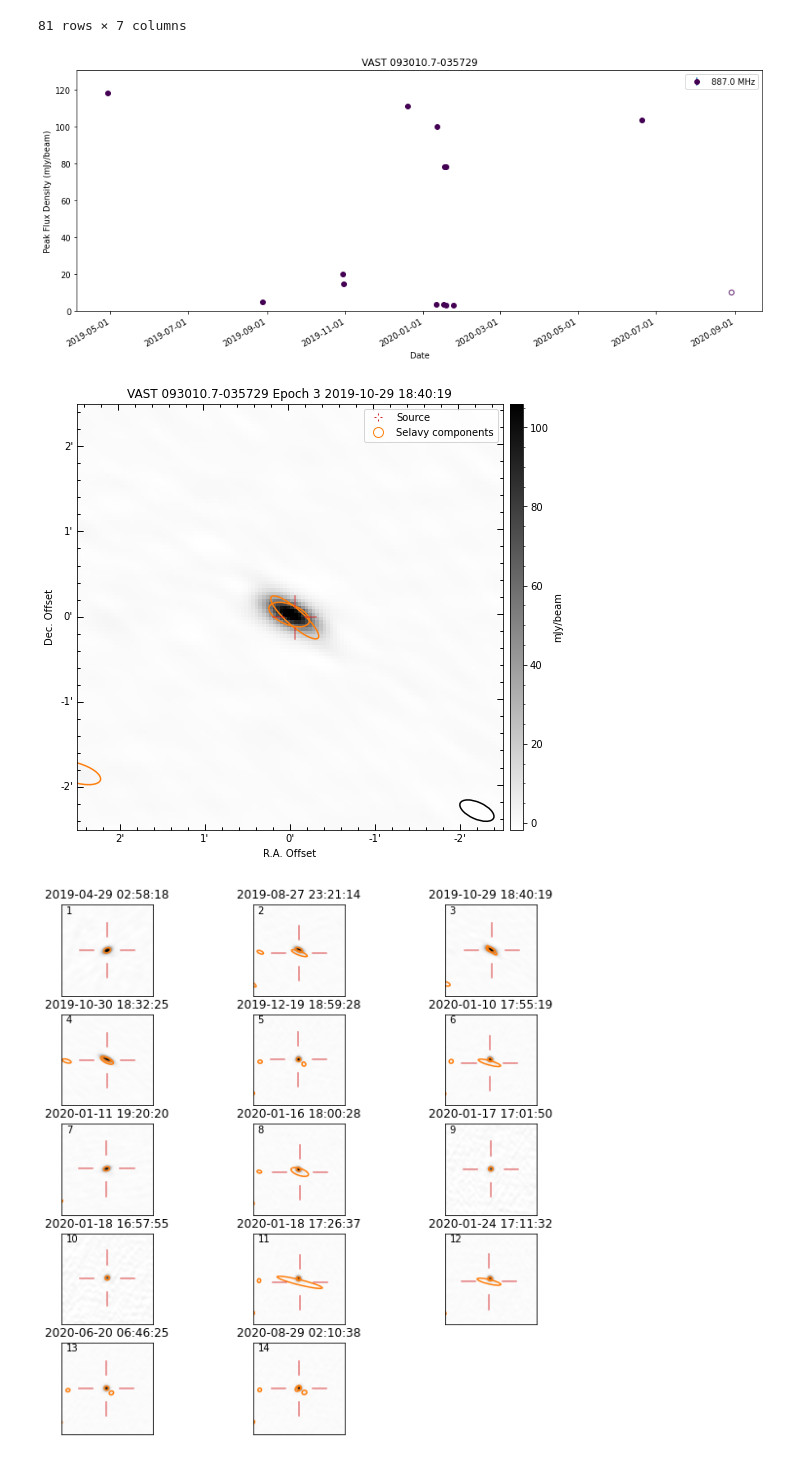
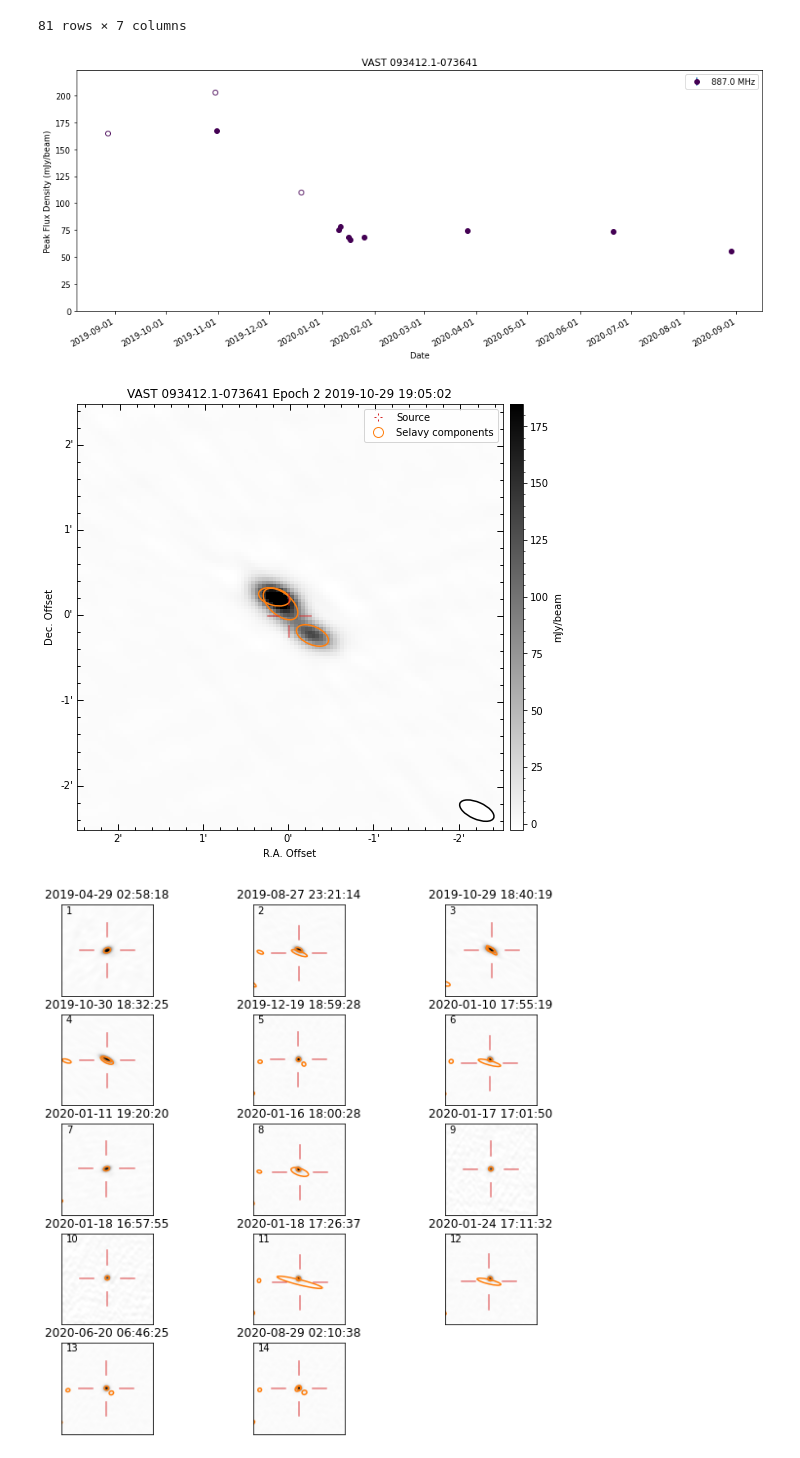
Before and after one commit to CallanG258/Project_VAST_FINK, a Jupyter notebook: VAST_Lightcurve_Plotting.ipynb, the cells around one changed output. Saved outputs shown, nothing was run; the diff lists cells and outputs as text; code cells hidden in the pictures.

```diff
--- a/VAST_Lightcurve_Plotting.ipynb
+++ b/VAST_Lightcurve_Plotting.ipynb
@@ -187,16 +187,16 @@ family_list
 81 rows × 7 columns
 # %%
 #getting info from specific source
-star_source=my_run.get_source(4061906)
+star_source=my_run.get_source(3985063)
 # %%
 #plotting the light curve of that specific source
 star_source.plot_lightcurve(figsize=(15,6))
 # %% [output]
-[figure, old version]
+[figure, new version]
 # %%
-star_source.show_png_cutout('3')
+star_source.show_png_cutout('2')
 # %% [output]
-[figure, old version]
+[figure, new version]
 # %%
 star_source.show_all_png_cutouts(columns=3, figsize=(10,10))
 # %% [output]
```
Also changed, not shown: 3 other files.
